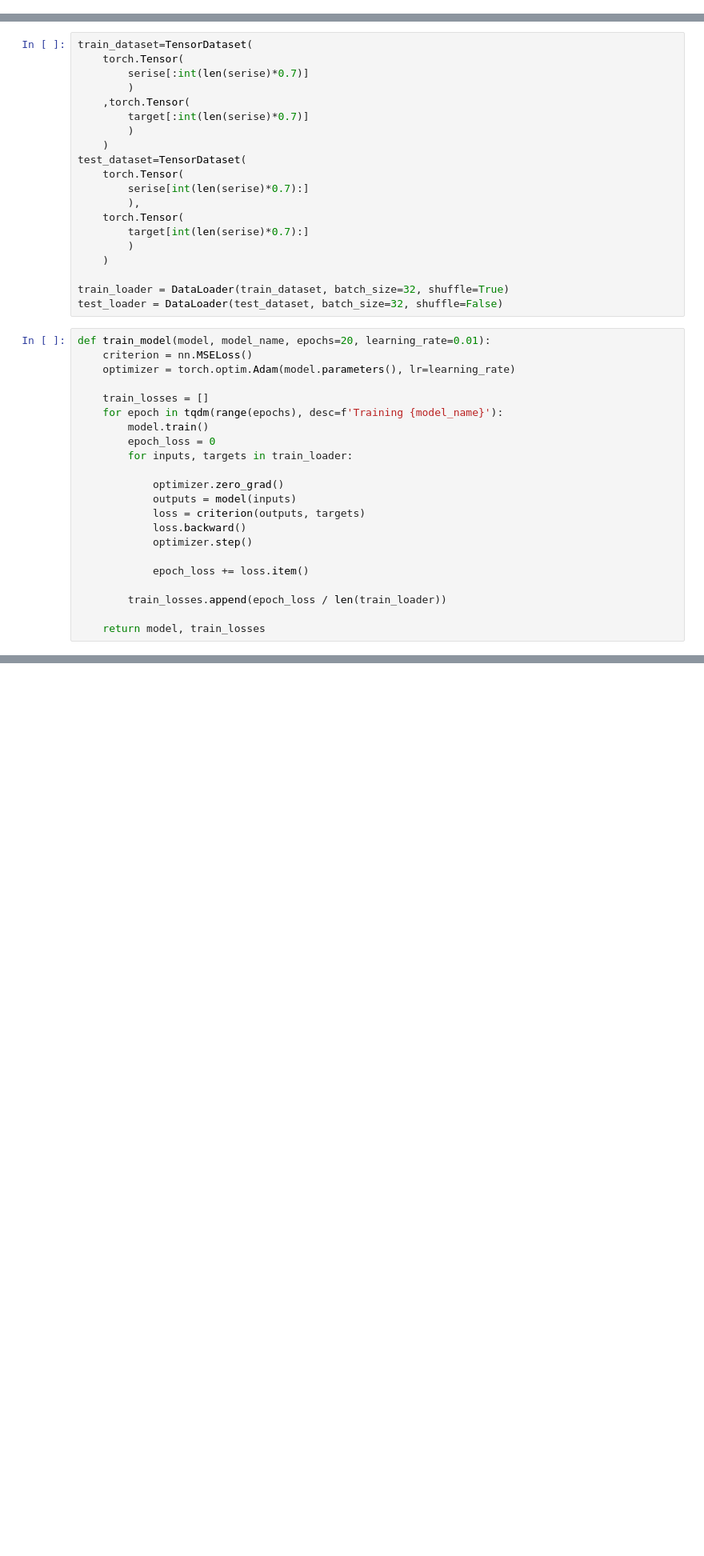
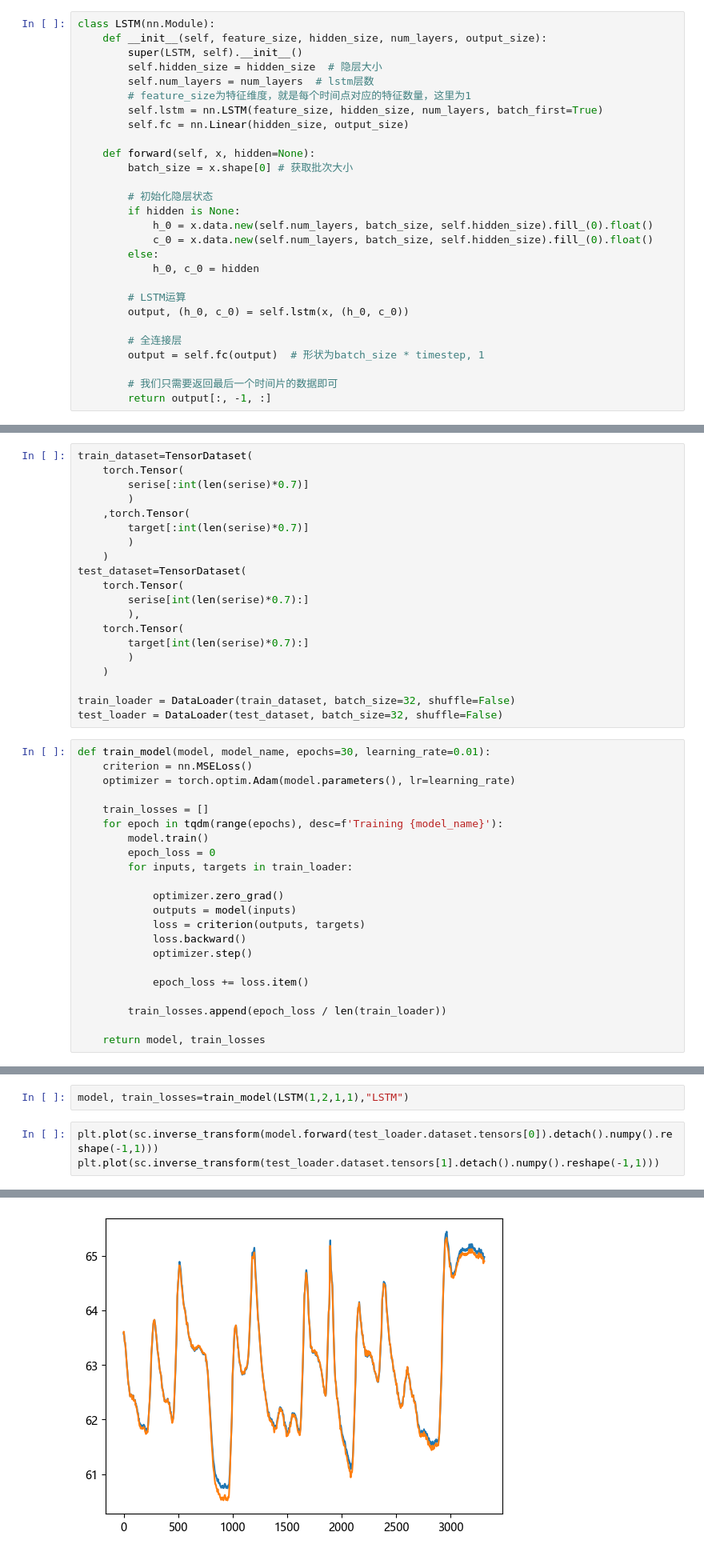
Before and after one commit to lomvix/time-serise, a Jupyter notebook: LSTM.ipynb, the cells around one changed output, grey strips where cells are left out. Shown: that part at 80% size. Cells and saved outputs as stored; diff of their text form; blank space fills up the shorter version.

```diff
--- a/LSTM.ipynb
+++ b/LSTM.ipynb
@@ -36,3 +117,31 @@ torch.Size([10, 10])
+# %%
+class LSTM(nn.Module):
+    def __init__(self, feature_size, hidden_size, num_layers, output_size):
+        super(LSTM, self).__init__()
+        self.hidden_size = hidden_size  # 隐层大小
+        self.num_layers = num_layers  # lstm层数
+        # feature_size为特征维度，就是每个时间点对应的特征数量，这里为1
+        self.lstm = nn.LSTM(feature_size, hidden_size, num_layers, batch_first=True)
+        self.fc = nn.Linear(hidden_size, output_size)
+
+    def forward(self, x, hidden=None):
+        batch_size = x.shape[0] # 获取批次大小
+
+        # 初始化隐层状态
+        if hidden is None:
+            h_0 = x.data.new(self.num_layers, batch_size, self.hidden_size).fill_(0).float()
+            c_0 = x.data.new(self.num_layers, batch_size, self.hidden_size).fill_(0).float()
+        else:
+            h_0, c_0 = hidden
+
+        # LSTM运算
+        output, (h_0, c_0) = self.lstm(x, (h_0, c_0))
+
+        # 全连接层
+        output = self.fc(output)  # 形状为batch_size * timestep, 1
+
+        # 我们只需要返回最后一个时间片的数据即可
+        return output[:, -1, :]
 # %%
 class LSTMmodel(nn.Module):
     def __init__(self,input_dim,hidden_num,out_dim):
@@ -68,10 +182,10 @@ test_dataset=TensorDataset(
         )
     )
 
-train_loader = DataLoader(train_dataset, batch_size=32, shuffle=True)
+train_loader = DataLoader(train_dataset, batch_size=32, shuffle=False)
 test_loader = DataLoader(test_dataset, batch_size=32, shuffle=False)
 # %%
-def train_model(model, model_name, epochs=20, learning_rate=0.01):
+def train_model(model, model_name, epochs=30, learning_rate=0.01):
     criterion = nn.MSELoss()
     optimizer = torch.optim.Adam(model.parameters(), lr=learning_rate)
 
@@ -356,0 +211,6 @@ plt.show()
+# %%
+model, train_losses=train_model(LSTM(1,2,1,1),"LSTM")
+# %%
+plt.plot(sc.inverse_transform(model.forward(test_loader.dataset.tensors[0]).detach().numpy().reshape(-1,1)))
+plt.plot(sc.inverse_transform(test_loader.dataset.tensors[1].detach().numpy().reshape(-1,1)))
+# %% [output]
@@ -356,0 +218 @@ plt.show()
+[figure, added]
```
Also changed, not shown: parts of 19 cells of this notebook, 5 other files.
